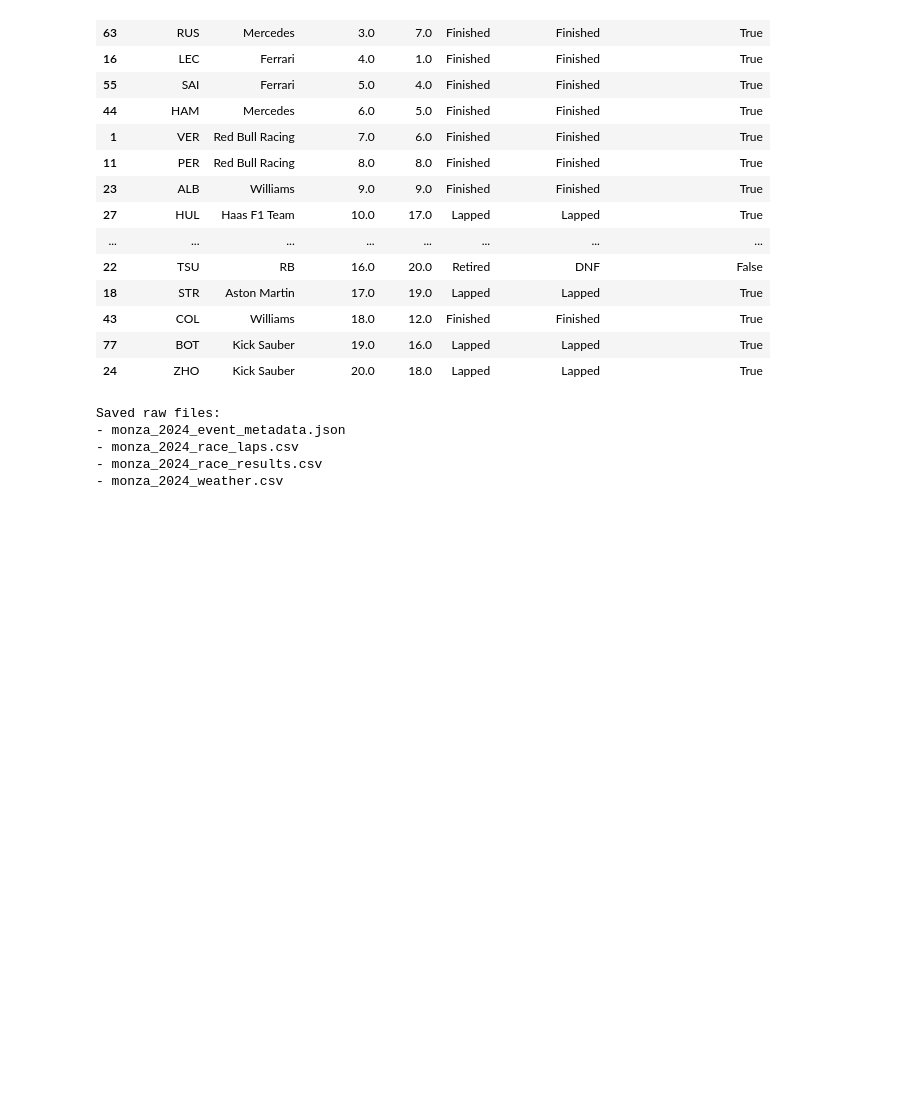
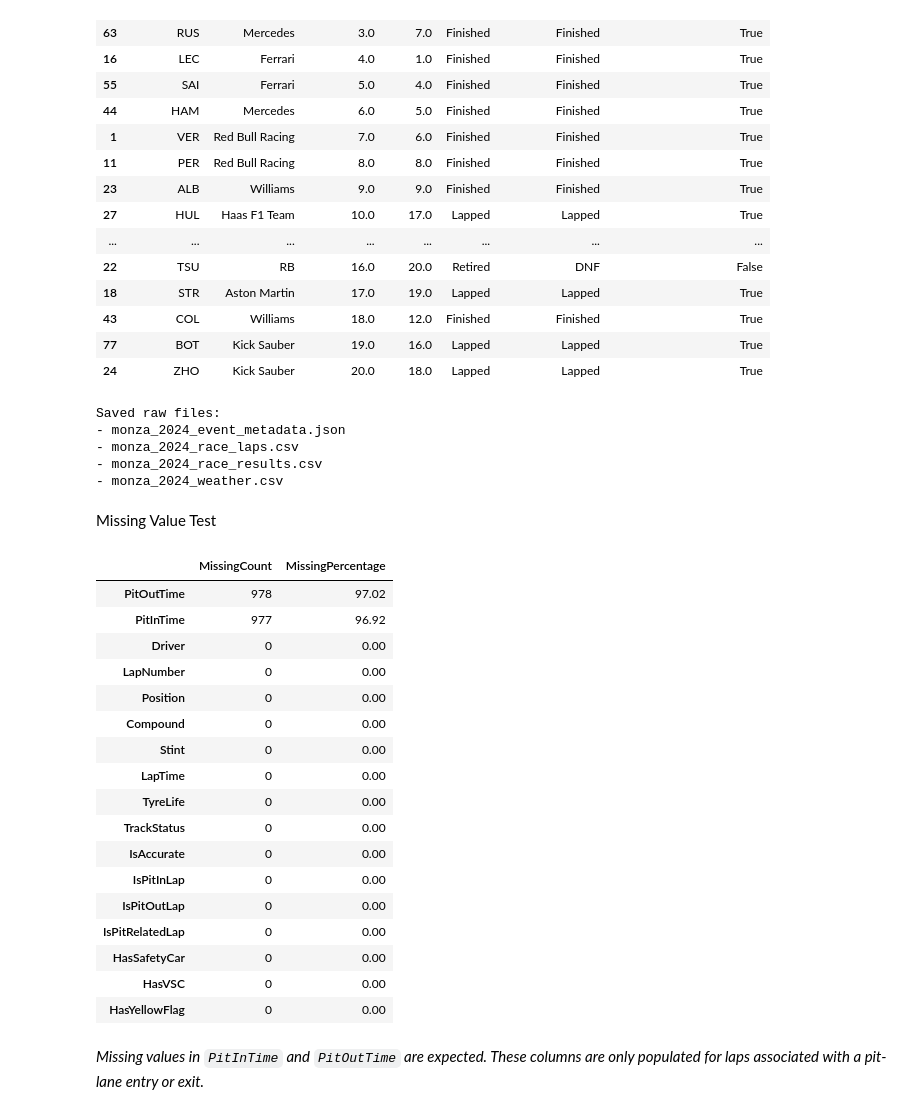
Before and after one commit to umutk11/f1-strategy-optimizer, a Jupyter notebook: notebooks/01_eda.ipynb, the cells around one changed output. Drawn from its saved outputs; the diff is of its cells as text; code cells hidden in the pictures; blank space fills up the shorter version.

Commit message:
Added missing value test

```diff
--- a/notebooks/01_eda.ipynb
+++ b/notebooks/01_eda.ipynb
@@ -484,3 +484,47 @@ Saved raw files:
 - monza_2024_race_laps.csv
 - monza_2024_race_results.csv
 - monza_2024_weather.csv
+# %% [markdown]
+Missing Value Test
+# %%
+missing_summary = (
+    race_strategy_laps
+    .isna()
+    .sum()
+    .rename("MissingCount")
+    .to_frame()
+)
+
+missing_summary["MissingPercentage"] = (
+    missing_summary["MissingCount"]
+    / len(race_strategy_laps)
+    * 100
+).round(2)
+
+missing_summary = missing_summary.sort_values(
+    by="MissingCount",
+    ascending=False
+)
+
+missing_summary
+# %% [output]
+|  | MissingCount | MissingPercentage |
+| PitOutTime | 978 | 97.02 |
+| PitInTime | 977 | 96.92 |
+| Driver | 0 | 0.00 |
+| LapNumber | 0 | 0.00 |
+| Position | 0 | 0.00 |
+| Compound | 0 | 0.00 |
+| Stint | 0 | 0.00 |
+| LapTime | 0 | 0.00 |
+| TyreLife | 0 | 0.00 |
+| TrackStatus | 0 | 0.00 |
+| IsAccurate | 0 | 0.00 |
+| IsPitInLap | 0 | 0.00 |
+| IsPitOutLap | 0 | 0.00 |
+| IsPitRelatedLap | 0 | 0.00 |
+| HasSafetyCar | 0 | 0.00 |
+| HasVSC | 0 | 0.00 |
+| HasYellowFlag | 0 | 0.00 |
+# %% [markdown]
+*Missing values in `PitInTime` and `PitOutTime` are expected. These columns are only populated for laps associated with a pit-lane entry or exit.*
```
